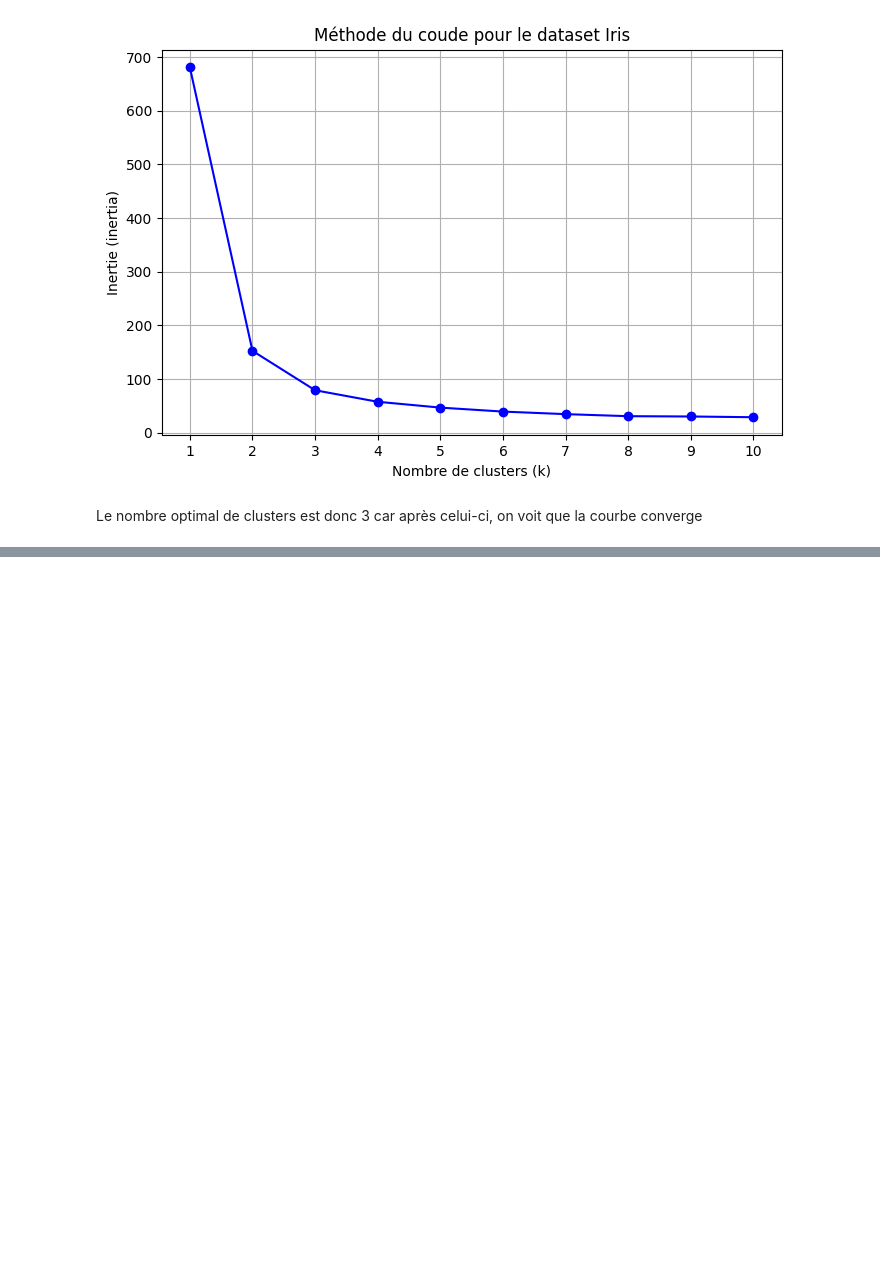
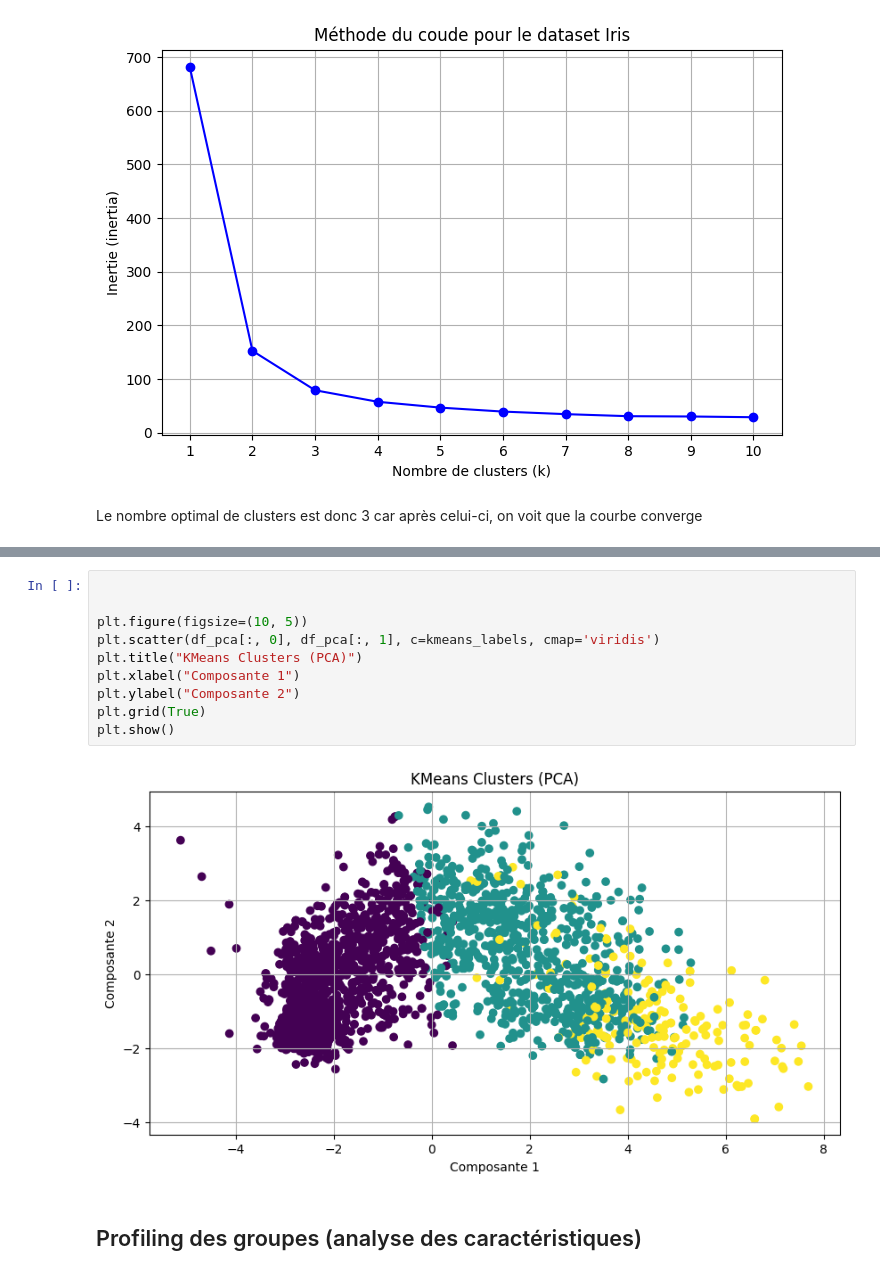
Before and after one commit to ali-bousrira/customer-personality-analysis, a Jupyter notebook: Notebook.ipynb, the cells around one changed output, grey strips where cells are left out. Drawn from its saved outputs; the diff is of its cells as text; blank space fills up the shorter version.

```diff
--- a/Notebook.ipynb
+++ b/Notebook.ipynb
@@ -139,0 +373,14 @@ Le nombre optimal de clusters est donc 3 car après celui-ci, on voit que la cou
+# %%
+
+
+plt.figure(figsize=(10, 5))
+plt.scatter(df_pca[:, 0], df_pca[:, 1], c=kmeans_labels, cmap='viridis')
+plt.title("KMeans Clusters (PCA)")
+plt.xlabel("Composante 1")
+plt.ylabel("Composante 2")
+plt.grid(True)
+plt.show()
+# %% [output]
+[figure, added]
+# %% [markdown]
+## Profiling des groupes (analyse des caractéristiques)
```
Also changed, not shown: parts of 51 cells of this notebook, 4 other files.
